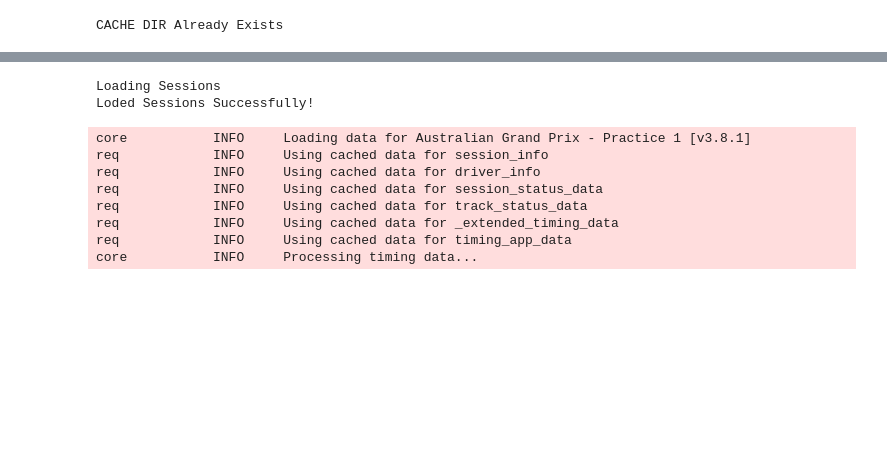
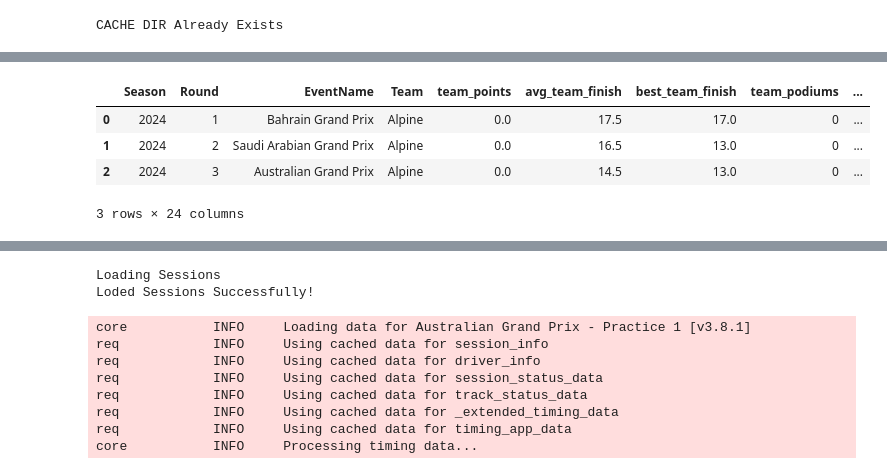
Before and after one commit to AtharvaW29/F1_Analysis, a Jupyter notebook: notebooks/Analysis_Austrailia.ipynb, the cells around one changed output, grey strips where cells are left out. Cells and saved outputs as stored; diff of their text form; code cells hidden in the pictures; blank space fills up the shorter version.

```diff
--- a/notebooks/Analysis_Austrailia.ipynb
+++ b/notebooks/Analysis_Austrailia.ipynb
@@ -440,0 +610,8 @@ Driver Form features Ready!
+# %%
+team_performance_df.head(3)
+# %% [output]
+|  | Season | Round | EventName | Team | team_points | avg_team_finish | best_team_finish | team_podiums | ... |
+| 0 | 2024 | 1 | Bahrain Grand Prix | Alpine | 0.0 | 17.5 | 17.0 | 0 | ... |
+| 1 | 2024 | 2 | Saudi Arabian Grand Prix | Alpine | 0.0 | 16.5 | 13.0 | 0 | ... |
+| 2 | 2024 | 3 | Australian Grand Prix | Alpine | 0.0 | 14.5 | 13.0 | 0 | ... |
+3 rows × 24 columns
```
Also changed, not shown: parts of 10 cells of this notebook, 1 other file.
